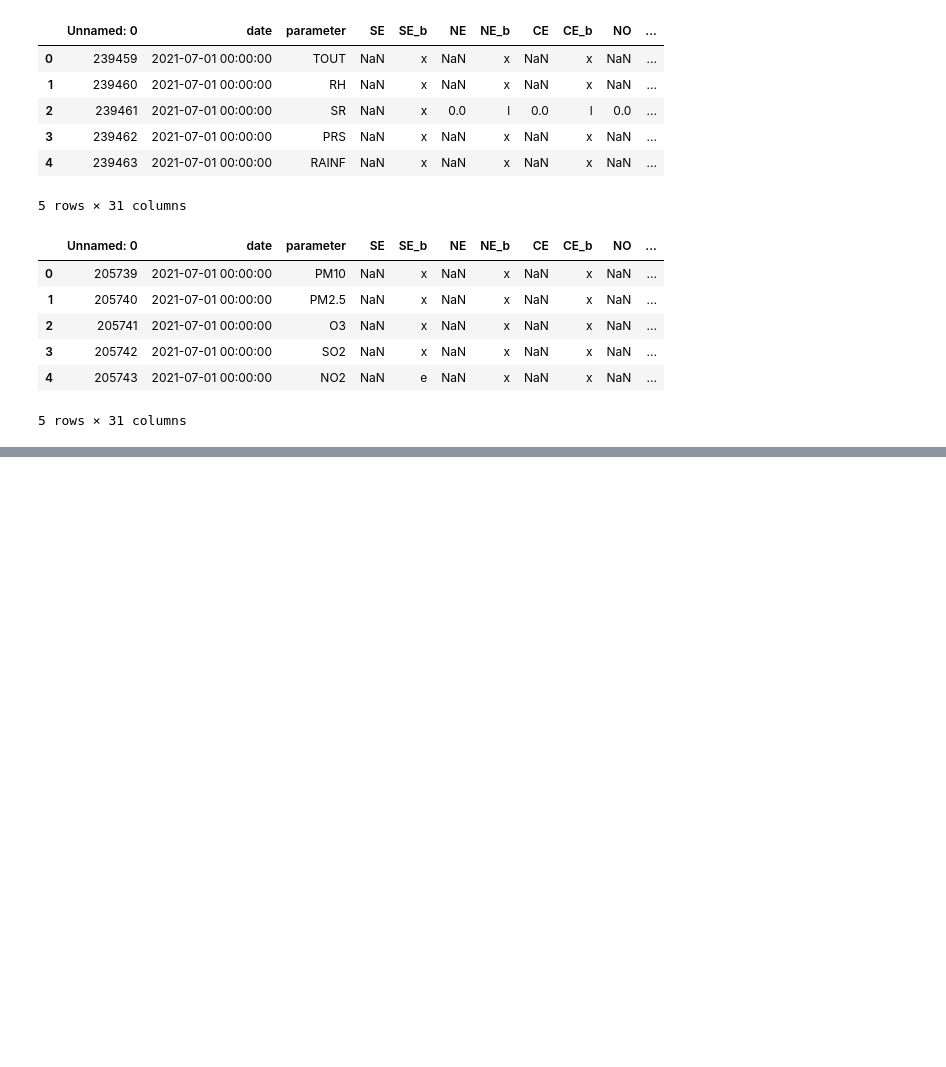
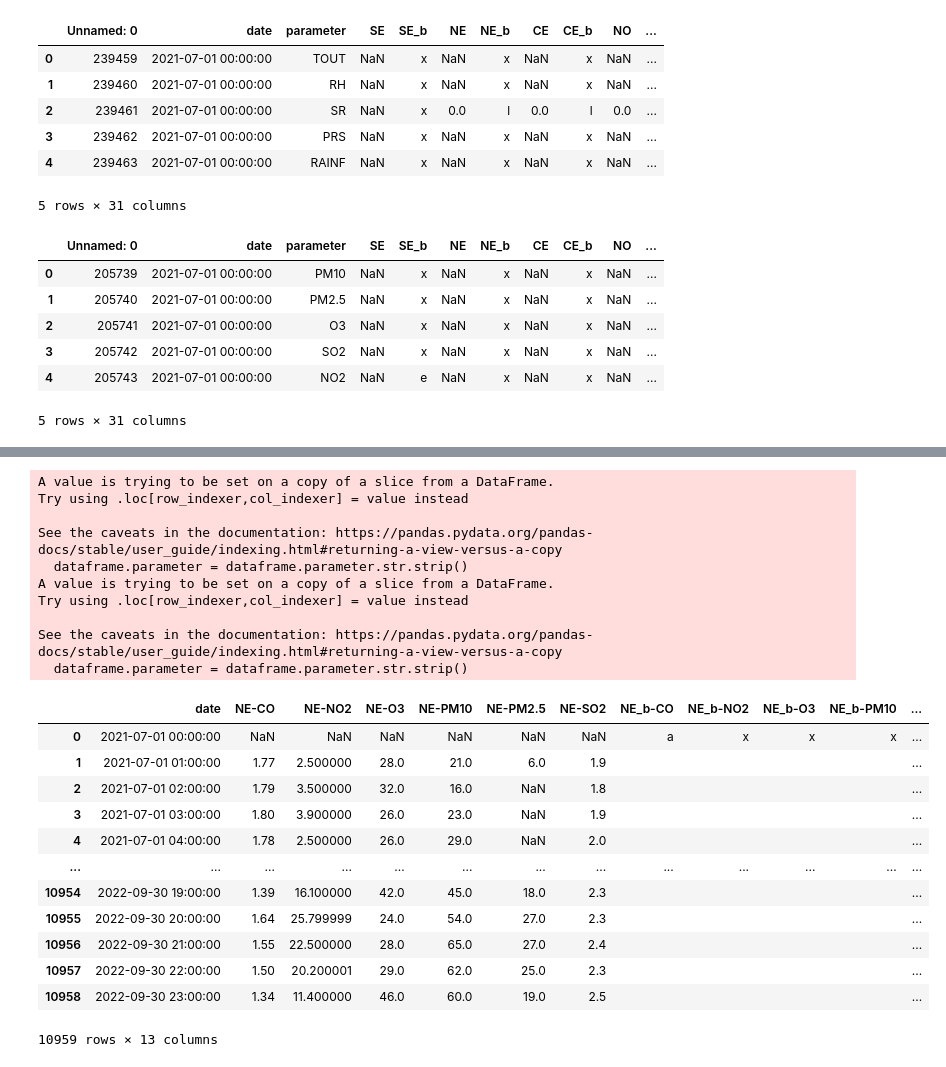
Before and after one commit to cesar-xyz/Aire_NL, a Jupyter notebook: Clean&Exploring.ipynb, the cells around one changed output, grey strips where cells are left out. Drawn from its saved outputs; the diff is of its cells as text; code cells hidden in the pictures; blank space fills up the shorter version.

```diff
--- a/Clean&Exploring.ipynb
+++ b/Clean&Exploring.ipynb
@@ -48,0 +109,28 @@ dfCont.head()
+# %%
+dfm = clean_data('San Nicolás de los Garzas, San Nicolás', dfMete, 'meteo')
+dfc = clean_data('San Nicolás de los Garzas, San Nicolás', dfCont, 'cont')
+dfc
+# %% [output]
+A value is trying to be set on a copy of a slice from a DataFrame.
+Try using .loc[row_indexer,col_indexer] = value instead
+
+See the caveats in the documentation: https://pandas.pydata.org/pandas-docs/stable/user_guide/indexing.html#returning-a-view-versus-a-copy
+  dataframe.parameter = dataframe.parameter.str.strip()
+A value is trying to be set on a copy of a slice from a DataFrame.
+Try using .loc[row_indexer,col_indexer] = value instead
+
+See the caveats in the documentation: https://pandas.pydata.org/pandas-docs/stable/user_guide/indexing.html#returning-a-view-versus-a-copy
+  dataframe.parameter = dataframe.parameter.str.strip()
+|  | date | NE-CO | NE-NO2 | NE-O3 | NE-PM10 | NE-PM2.5 | NE-SO2 | NE_b-CO | NE_b-NO2 | NE_b-O3 | NE_b-PM10 | ... |
+| 0 | 2021-07-01 00:00:00 | NaN | NaN | NaN | NaN | NaN | NaN | a | x | x | x | ... |
+| 1 | 2021-07-01 01:00:00 | 1.77 | 2.500000 | 28.0 | 21.0 | 6.0 | 1.9 |  |  |  |  | ... |
+| 2 | 2021-07-01 02:00:00 | 1.79 | 3.500000 | 32.0 | 16.0 | NaN | 1.8 |  |  |  |  | ... |
+| 3 | 2021-07-01 03:00:00 | 1.80 | 3.900000 | 26.0 | 23.0 | NaN | 1.9 |  |  |  |  | ... |
+| 4 | 2021-07-01 04:00:00 | 1.78 | 2.500000 | 26.0 | 29.0 | NaN | 2.0 |  |  |  |  | ... |
+| ... | ... | ... | ... | ... | ... | ... | ... | ... | ... | ... | ... | ... |
+| 10954 | 2022-09-30 19:00:00 | 1.39 | 16.100000 | 42.0 | 45.0 | 18.0 | 2.3 |  |  |  |  | ... |
+| 10955 | 2022-09-30 20:00:00 | 1.64 | 25.799999 | 24.0 | 54.0 | 27.0 | 2.3 |  |  |  |  | ... |
+| 10956 | 2022-09-30 21:00:00 | 1.55 | 22.500000 | 28.0 | 65.0 | 27.0 | 2.4 |  |  |  |  | ... |
+| 10957 | 2022-09-30 22:00:00 | 1.50 | 20.200001 | 29.0 | 62.0 | 25.0 | 2.3 |  |  |  |  | ... |
+| 10958 | 2022-09-30 23:00:00 | 1.34 | 11.400000 | 46.0 | 60.0 | 19.0 | 2.5 |  |  |  |  | ... |
+10959 rows × 13 columns
```
Also changed, not shown: parts of 13 cells of this notebook.
